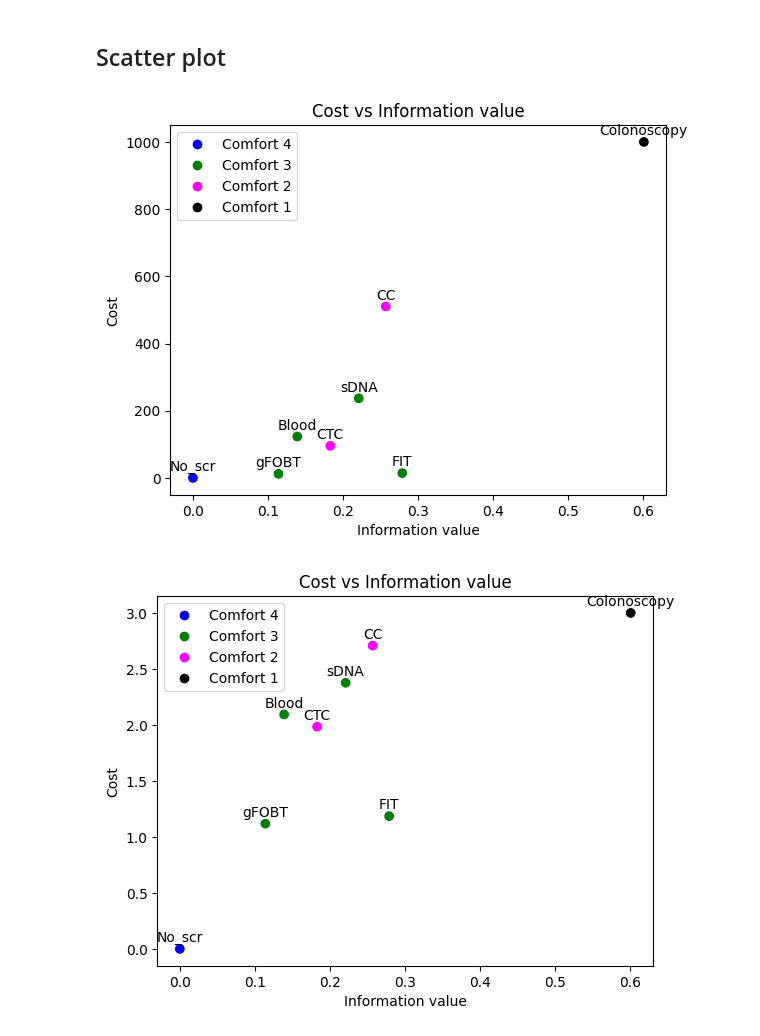
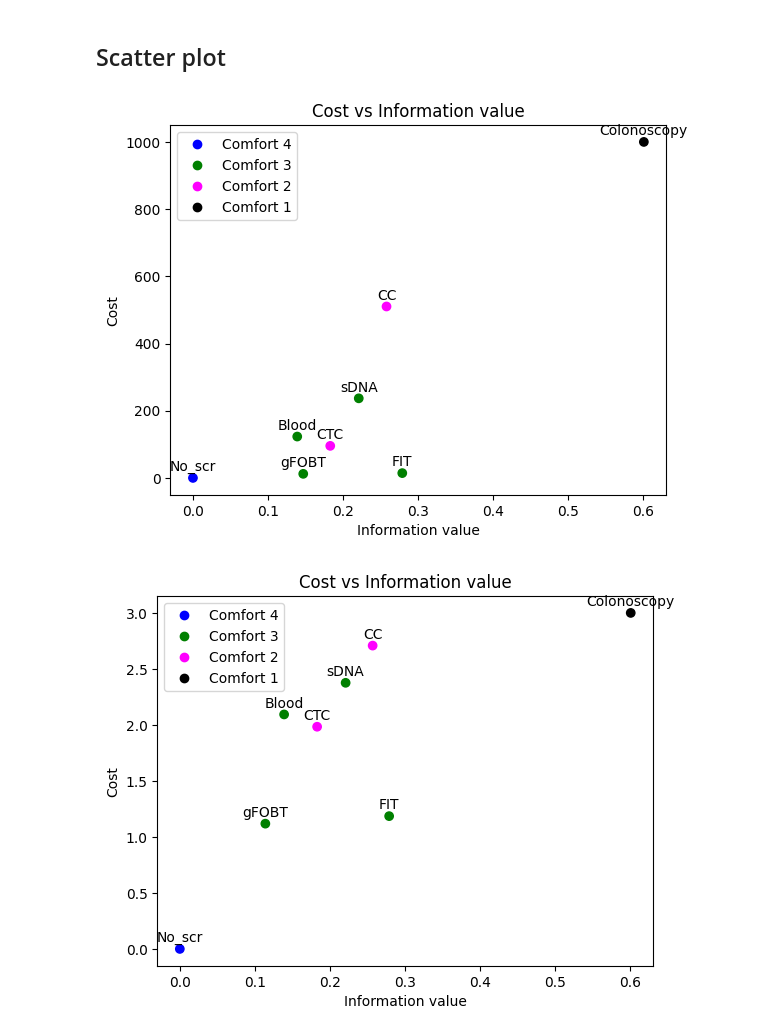
Before and after one commit to DanielCorralesAlonso/Decision_Model_Screening_CRC, a Jupyter notebook: tests.ipynb, the cells around one changed output. Drawn from its saved outputs; the diff is of its cells as text; code cells hidden in the pictures.

```diff
--- a/tests.ipynb
+++ b/tests.ipynb
@@ -721,27 +721,27 @@ np.tanh(.4*1.15)
 # %%
 import matplotlib.pyplot as plt
 
-info = [0, 0.114, 0.279, 0.139, 0.221, 0.183, 0.257, 0.601]
+info = [0, 0.147, 0.279, 0.139, 0.221, 0.183, 0.258, 0.601]
 cost = [0, 12.14, 14.34, 123.13, 236.88, 95.41, 510.24, 1000]
 
 legend = ["No_scr", "gFOBT", "FIT", "Blood", "sDNA", "CTC", "CC", "Colonoscopy"]
 color = ['blue', 'green', 'green', 'green', 'green', 'magenta', 'magenta', 'black']
 
 plt.scatter(info, cost, marker = 'o', color = color)
 plt.xlabel("Information value")
 plt.ylabel("Cost")
 plt.title("Cost vs Information value")
 for i, txt in enumerate(legend):
     plt.annotate(txt, (info[i], cost[i]), textcoords="offset points", xytext=(0,5), ha='center')
 
 # Insert legend depending on the color
 unique_colors = ["blue", "green", "magenta", "black"]
 handles = [plt.Line2D([], [], marker='o', color=c, linestyle='None') for c in unique_colors]
 plt.legend(handles, ["Comfort 4", "Comfort 3", "Comfort 2", "Comfort 1"])
 
 plt.show()
 # %% [output]
-[figure, old version]
+[figure, new version]
 # %%
 import matplotlib.pyplot as plt
 import numpy as np
```
Also changed, not shown: 1 other file.
